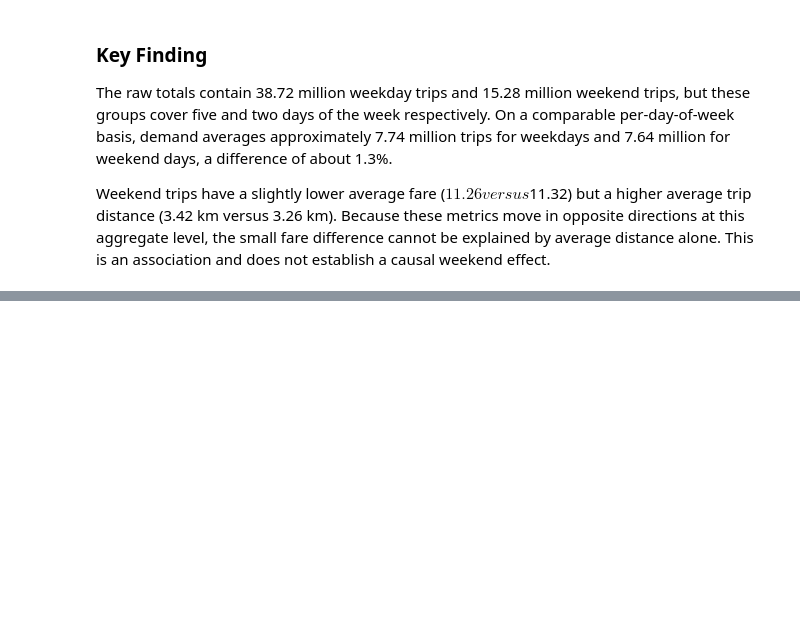
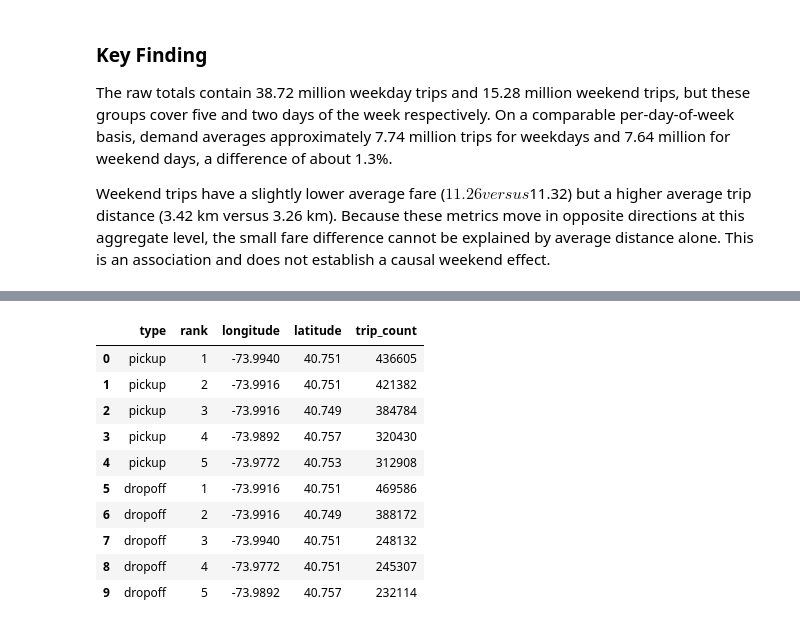
Before and after one commit to xiaochuan-hu/nyc-taxi-fare-prediction, a Jupyter notebook: notebooks/03_exploratory_data_analysis.ipynb, the cells around one changed output, grey strips where cells are left out. Saved outputs shown, nothing was run; the diff lists cells and outputs as text; code cells hidden in the pictures; blank space fills up the shorter version.

```diff
--- a/notebooks/03_exploratory_data_analysis.ipynb
+++ b/notebooks/03_exploratory_data_analysis.ipynb
@@ -1292,0 +1556,32 @@ trip coordinates.
+# %%
+if GEOGRAPHIC_HOTSPOTS_PATH.exists():
+
+    geographic_hotspots = pd.read_csv(
+        GEOGRAPHIC_HOTSPOTS_PATH
+    )
+
+else:
+
+    geographic_hotspots = save_hotspots(
+        GEOGRAPHIC_HOTSPOTS_PATH,
+        pickup_density,
+        dropoff_density,
+        lon_edges,
+        lat_edges,
+        top_n=5,
+    )
+
+
+geographic_hotspots
+# %% [output]
+|  | type | rank | longitude | latitude | trip_count |
+| 0 | pickup | 1 | -73.9940 | 40.751 | 436605 |
+| 1 | pickup | 2 | -73.9916 | 40.751 | 421382 |
+| 2 | pickup | 3 | -73.9916 | 40.749 | 384784 |
+| 3 | pickup | 4 | -73.9892 | 40.757 | 320430 |
+| 4 | pickup | 5 | -73.9772 | 40.753 | 312908 |
+| 5 | dropoff | 1 | -73.9916 | 40.751 | 469586 |
+| 6 | dropoff | 2 | -73.9916 | 40.749 | 388172 |
+| 7 | dropoff | 3 | -73.9940 | 40.751 | 248132 |
+| 8 | dropoff | 4 | -73.9772 | 40.751 | 245307 |
+| 9 | dropoff | 5 | -73.9892 | 40.757 | 232114 |
```
Also changed, not shown: parts of 21 cells of this notebook, 18 other files.
